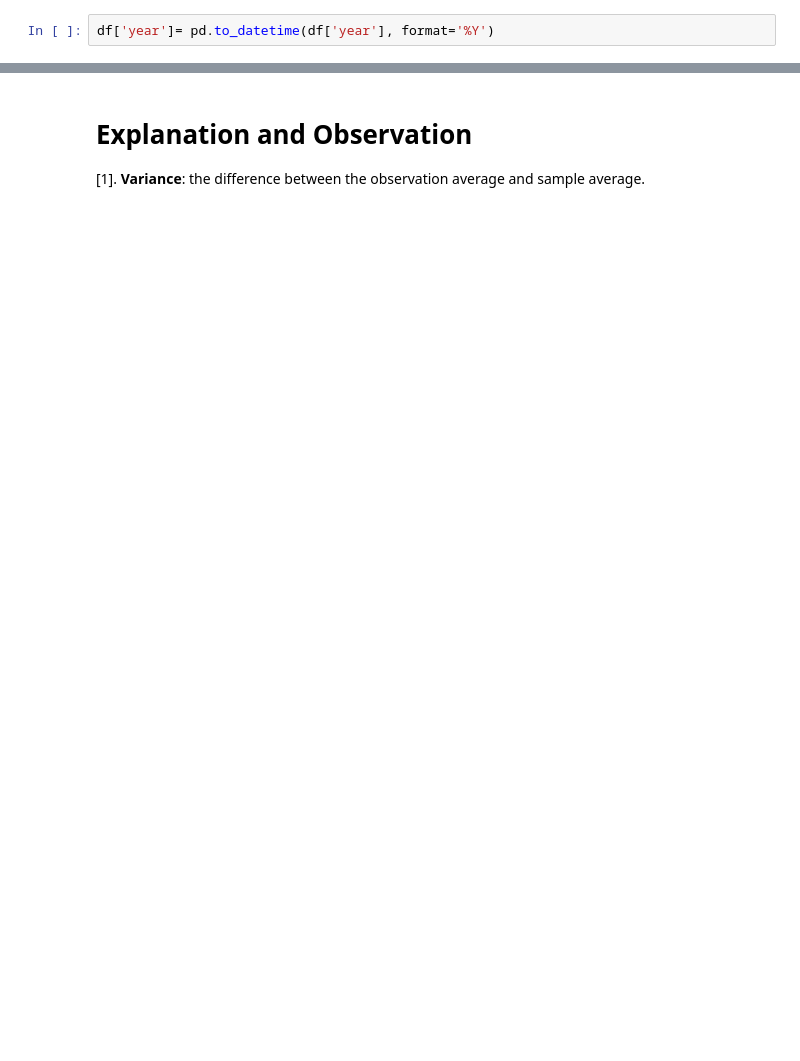
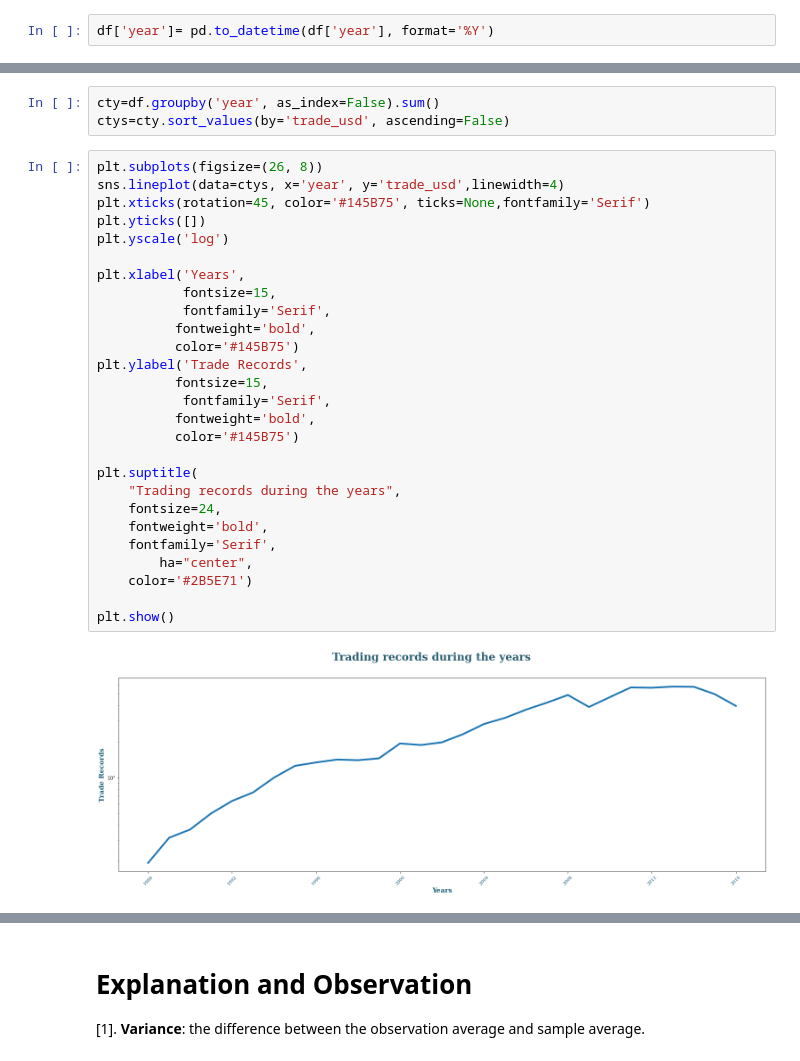
Before and after one commit to Persabras/Notebooks, a Jupyter notebook: global_trading_project_1988-present.ipynb, the cells around one changed output, grey strips where cells are left out. Cells and saved outputs as stored; diff of their text form; blank space fills up the shorter version.

Commit message:
Kaggle Notebook | Global Trading Project (1988-Present) | Version 2

```diff
--- a/global_trading_project_1988-present.ipynb
+++ b/global_trading_project_1988-present.ipynb
@@ -159,0 +252,32 @@ We will dive deeper on other items later in other sections.
+# %%
+cty=df.groupby('year', as_index=False).sum()
+ctys=cty.sort_values(by='trade_usd', ascending=False)
+# %%
+plt.subplots(figsize=(26, 8))
+sns.lineplot(data=ctys, x='year', y='trade_usd',linewidth=4)
+plt.xticks(rotation=45, color='#145B75', ticks=None,fontfamily='Serif')
+plt.yticks([])
+plt.yscale('log')
+
+plt.xlabel('Years',
+           fontsize=15,
+           fontfamily='Serif',
+          fontweight='bold',
+          color='#145B75')
+plt.ylabel('Trade Records',
+          fontsize=15,
+           fontfamily='Serif',
+          fontweight='bold',
+          color='#145B75')
+
+plt.suptitle(
+    "Trading records during the years",
+    fontsize=24,
+    fontweight='bold',
+    fontfamily='Serif',
+        ha="center",
+    color='#2B5E71')
+
+plt.show()
+# %% [output]
+[figure, added]
```
Also changed, not shown: parts of 23 cells of this notebook.
